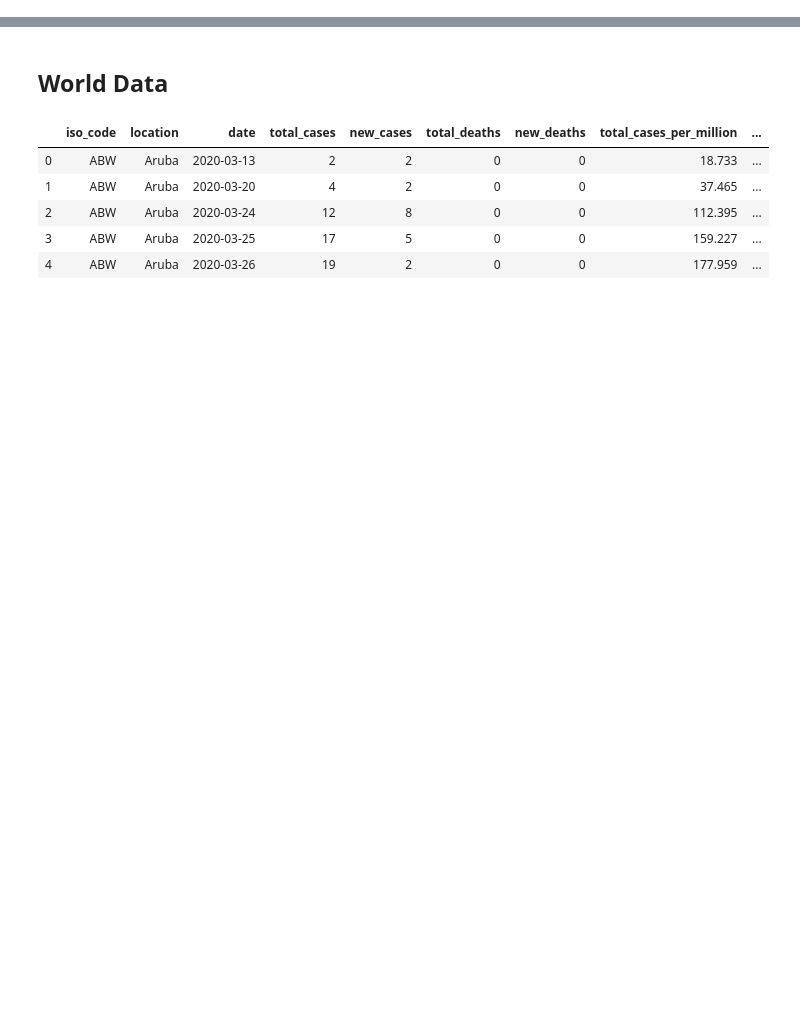
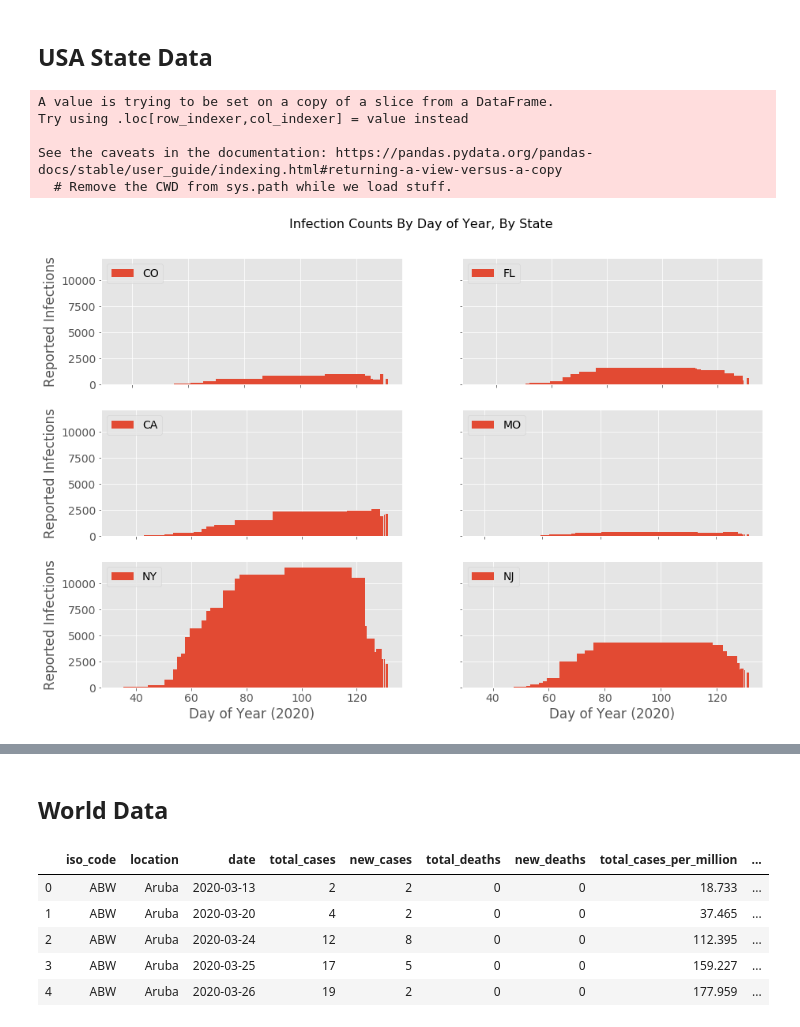
Before and after one commit to AsaKientz/covid-forecasting, a Jupyter notebook: notebooks/covid-forecasting-code-testing.ipynb, the cells around one changed output, grey strips where cells are left out. Saved outputs shown, nothing was run; the diff lists cells and outputs as text; code cells hidden in the pictures; blank space fills up the shorter version.

```diff
--- a/notebooks/covid-forecasting-code-testing.ipynb
+++ b/notebooks/covid-forecasting-code-testing.ipynb
@@ -18,0 +92,52 @@ pd.set_option('display.max_columns', None)
+# %% [markdown]
+## USA State Data
+# %%
+df_usa_pop = pd.read_csv('../data/us_state_population_2019.csv')
+# %%
+df_usa_rates = pd.read_csv('../data/us_states_covid19_daily.csv')
+df_usa_rates['datetime'] = pd.to_datetime(df_usa_rates['date'].astype(str), format='%Y%m%d')
+df_usa_rates['d_o_y'] = pd.DatetimeIndex(df_usa_rates['datetime']).dayofyear
+# %%
+df_usa = pd.merge(df_usa_rates, df_usa_pop, how='outer', left_on='state', right_on='ABBR',
+         left_index=False, right_index=False, sort=True,
+         suffixes=('_x', '_y'), copy=True, indicator=False,
+         validate=None)[['datetime','d_o_y','NAME', 'state', 'POPESTIMATE2019','positiveIncrease',
+                         'positive', 'negativeIncrease', 'negative', 'pending', 'deathIncrease', 'death', 'recovered',
+                         'hospitalizedIncrease','hospitalized','totalTestResultsIncrease',
+                         'totalTestResults','posNeg','total']]
+df_usa.columns = ['datetime','d_o_y','state_name', 'state_id', 'state_pop_2019','positive_daily_incr',
+                  'positive_cum', 'negative_daily_incr', 'negative_cum', 'pending_daily','death_daily_incr',
+                  'death_cum', 'recovered_cum', 'hospitalized_daily_incr','hospitalized_cum',
+                  'total_test_results_daily_incr','total_test_results_cum','test_pos_neg_cum','total_tests_cum']
+# %%
+# CDC guideline threshold of 10 reported infections per 100k pop every 14 days
+reopen_thresh = 10./100000/14
+
+# states = ['NY', 'FL', 'CA']
+states = ['NY']
+states_pop = [df_usa_pop.loc[df_usa_pop['ABBR'] == states[i],['POPEST18PLUS2019']].iloc[0,0] for i in range(len(states))]
+state_reopen_thresh = [math.ceil(x * reopen_thresh) for x in states_pop]
+num_days = 7
+df2 = df_usa[df_usa['state_id'].isin(states)]
+df2['Rolling-{num_days}mean'] = df2['positive_daily_incr'].rolling(window=num_days, center = True).mean()
+# %% [output]
+A value is trying to be set on a copy of a slice from a DataFrame.
+Try using .loc[row_indexer,col_indexer] = value instead
+
+See the caveats in the documentation: https://pandas.pydata.org/pandas-docs/stable/user_guide/indexing.html#returning-a-view-versus-a-copy
+  # Remove the CWD from sys.path while we load stuff.
+# %%
+states = ['CO', 'FL', 'CA', 'MO', 'NY', 'NJ']
+fig, axes = plt.subplots(3,2,figsize = (15,10), sharey=True)
+for ax, state in zip(axes.flat, states):
+    df2 = df_usa[df_usa['state_id']==state]
+    ax.bar(df2.d_o_y, df2['positive_daily_incr'], label = f"{state}")
+    ax.legend(loc='upper left')
+    ax.set_xlabel('Day of Year (2020)')
+    ax.set_ylabel('Reported Infections')
+    ax.label_outer()
+plt.suptitle('Infection Counts By Day of Year, By State', fontsize=16, y = 0.95)
+plt.show();
+fig.savefig("../images/infection_counts_by_doy.png", dpi=125)
+# %% [output]
+[figure, added]
```
Also changed, not shown: parts of 15 cells of this notebook, 1 other file.
